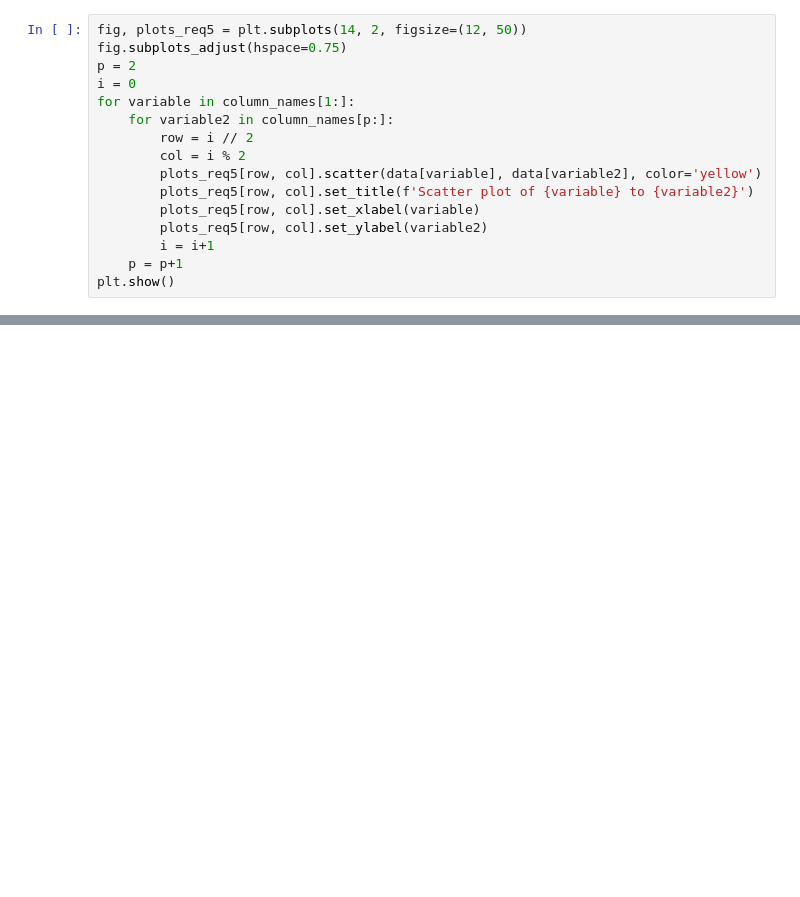
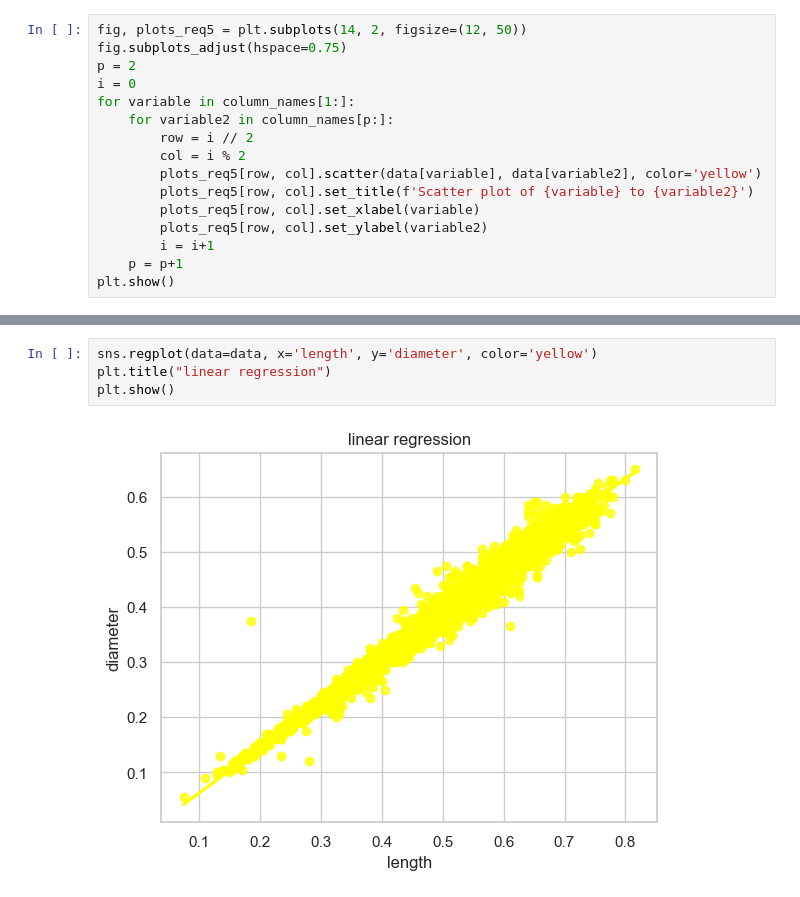
Before and after one commit to mikapikafika/python, a Jupyter notebook: zad1/main.ipynb, the cells around one changed output, grey strips where cells are left out. Drawn from its saved outputs; the diff is of its cells as text; blank space fills up the shorter version.

```diff
--- a/zad1/main.ipynb
+++ b/zad1/main.ipynb
@@ -80,0 +100,6 @@ plt.show()
+# %%
+sns.regplot(data=data, x='length', y='diameter', color='yellow')
+plt.title("linear regression")
+plt.show()
+# %% [output]
+[figure, added]
```
Also changed, not shown: parts of 2 cells of this notebook.
